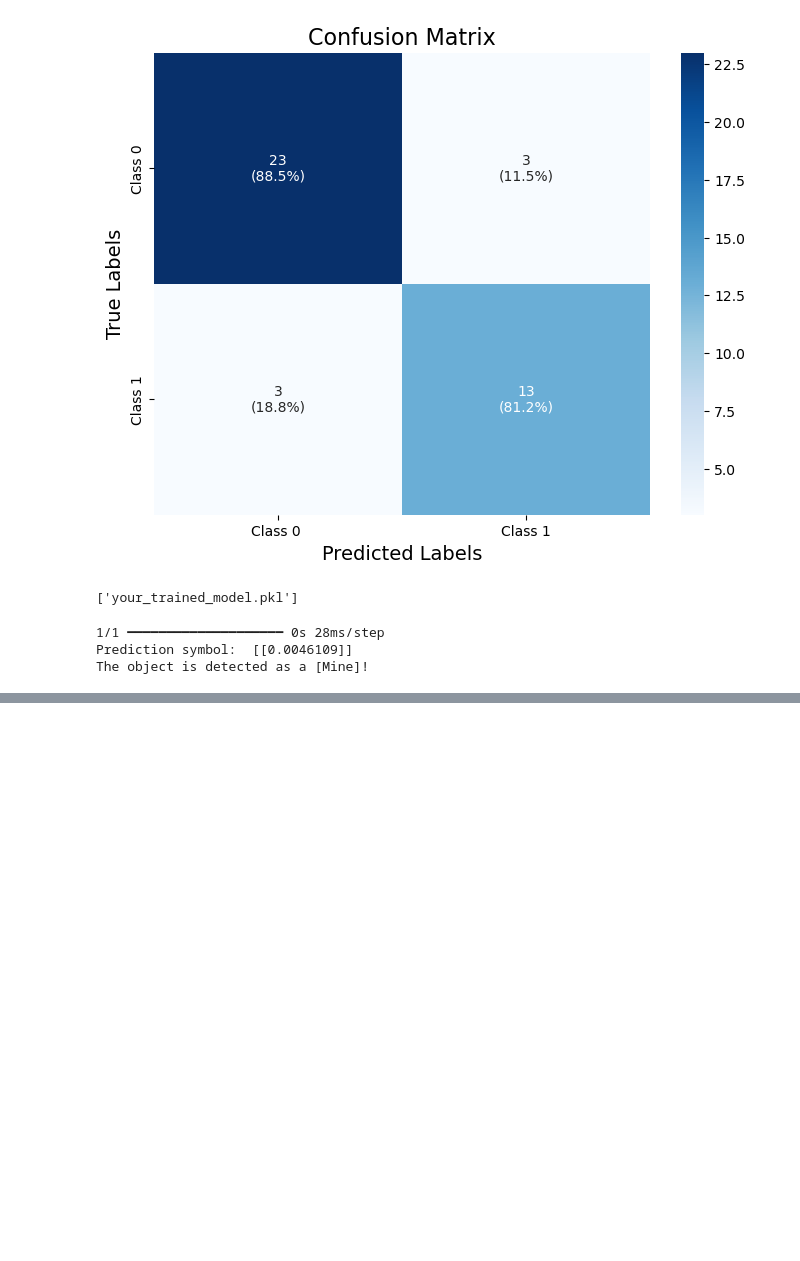
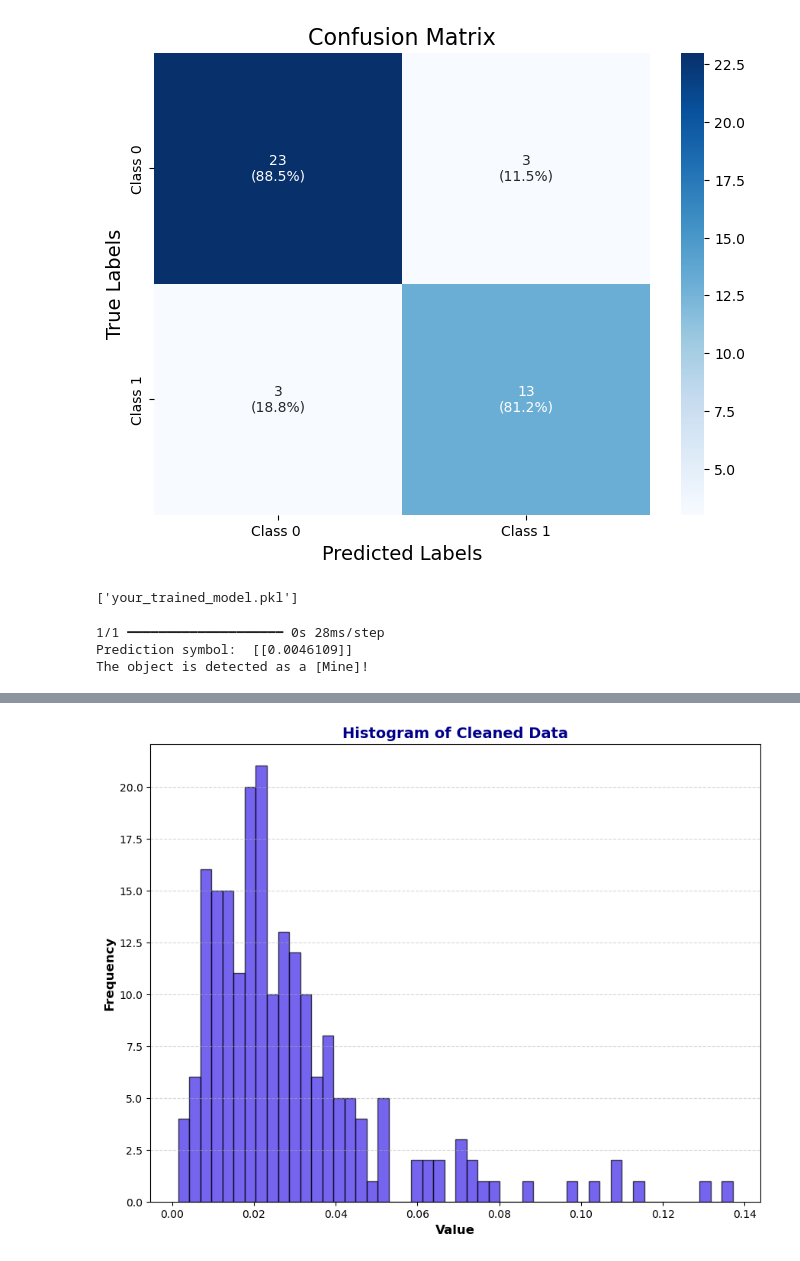
Before and after one commit to Malinda1/Rock_and_mine_prediction_through_neural_network, a Jupyter notebook: Rock_and_Mine_prediction.ipynb, the cells around one changed output, grey strips where cells are left out. Drawn from its saved outputs; the diff is of its cells as text; code cells hidden in the pictures; blank space fills up the shorter version.

```diff
--- a/Rock_and_Mine_prediction.ipynb
+++ b/Rock_and_Mine_prediction.ipynb
@@ -587,0 +622,20 @@ The object is detected as a [Mine]!
+# %%
+import matplotlib.pyplot as plt
+
+fig = plt.figure(figsize=(8, 6))
+
+ax = fig.add_axes([0, 0, 1, 1])
+ax.hist(data01[0], bins=50,
+        color='#3A22E6', edgecolor='black', alpha=0.7)  # Attractive color + edge + transparency
+
+# 🎯 Improve Readability
+ax.set_title("Histogram of Cleaned Data", fontsize=14, fontweight='bold', color='darkblue')
+ax.set_xlabel("Value", fontsize=12, fontweight='bold')
+ax.set_ylabel("Frequency", fontsize=12, fontweight='bold')
+
+# 📏 Add Grid for Better Visual
+ax.grid(axis='y', linestyle='--', alpha=0.5)
+
+plt.show()
+# %% [output]
+[figure, added]
```
Also changed, not shown: parts of 10 cells of this notebook.
